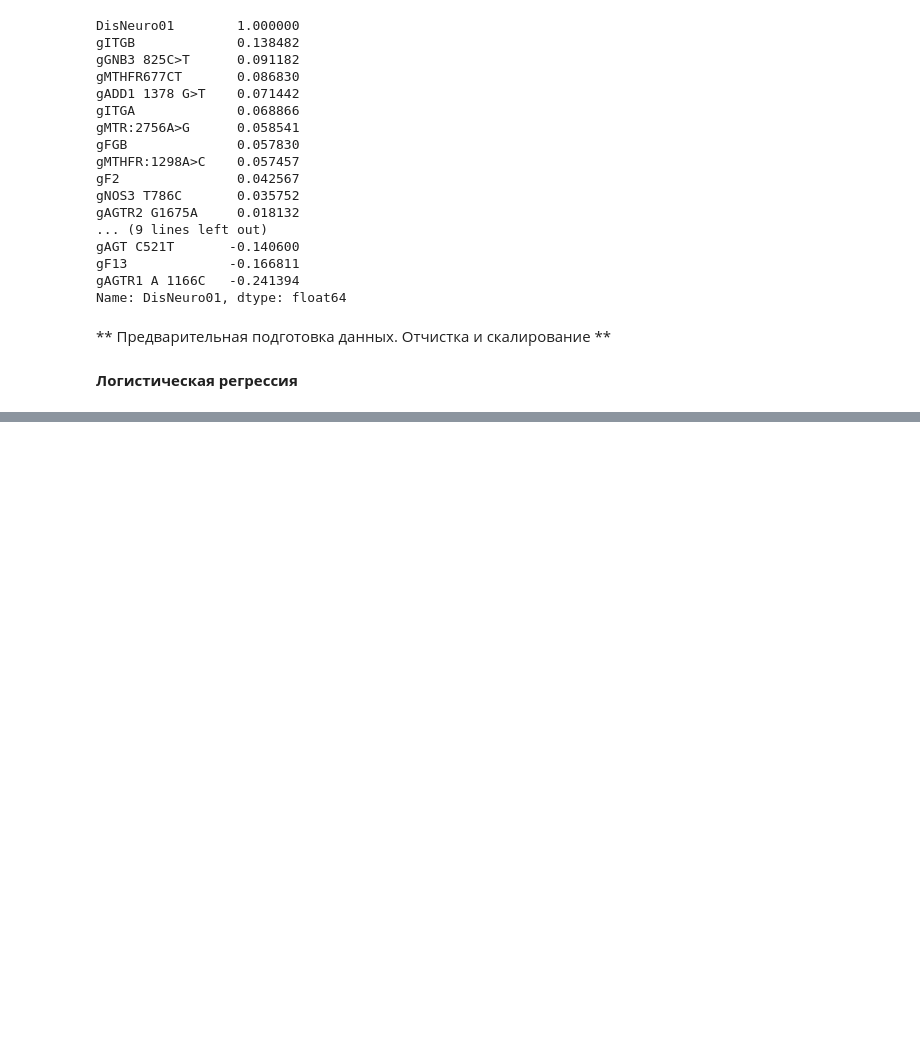
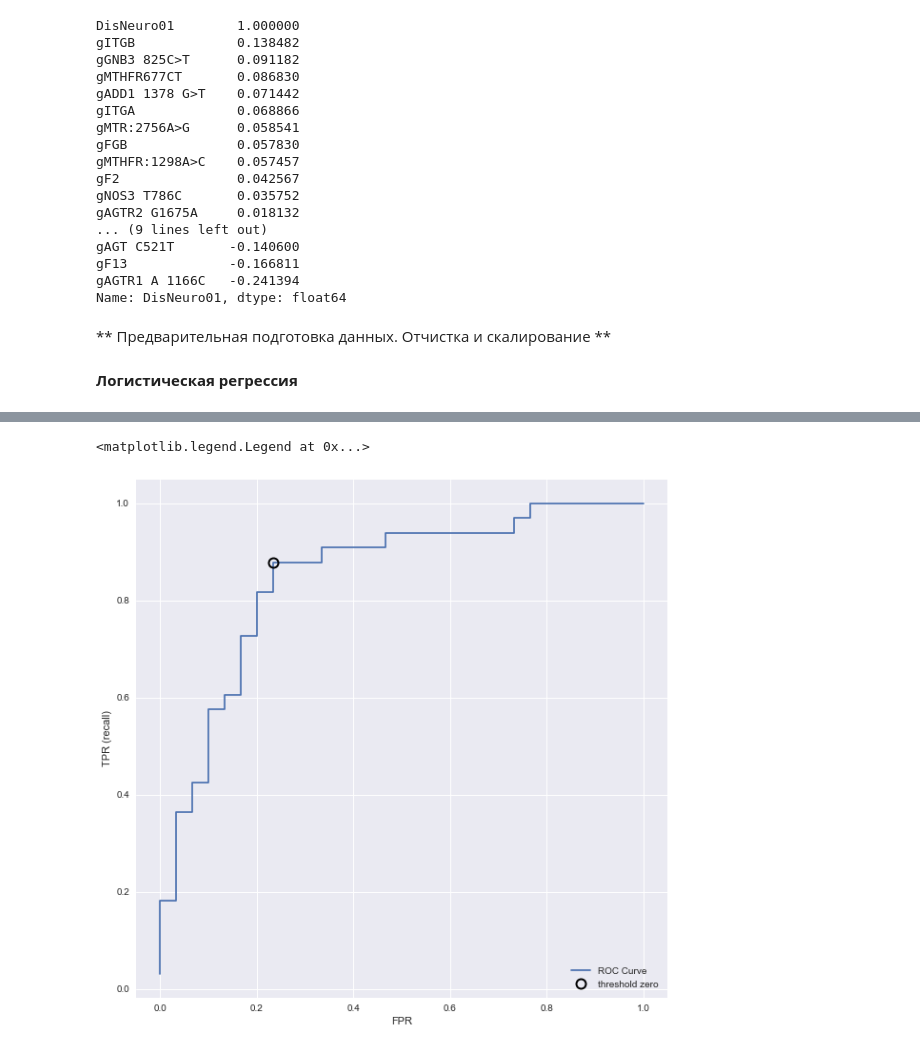
Before and after one commit to minemile/shad_ML, a Jupyter notebook: Diploma.ipynb, the cells around one changed output, grey strips where cells are left out. Saved outputs shown, nothing was run; the diff lists cells and outputs as text; code cells hidden in the pictures; blank space fills up the shorter version.

```diff
--- a/Diploma.ipynb
+++ b/Diploma.ipynb
@@ -138,0 +190,14 @@ plt.ylim(-5, 5)
+# %%
+plt.figure(figsize=(10, 10))
+fpr, tpr, thresholds = roc_curve(neuro_train, log_reg.decision_function(predicators_train_scaled))
+plt.plot(fpr, tpr, label="ROC Curve")
+plt.xlabel("FPR")
+plt.ylabel("TPR (recall)")
+# find threshold closest to zero
+close_zero = np.argmin(np.abs(thresholds))
+plt.plot(fpr[close_zero], tpr[close_zero], 'o', markersize=10,
+label="threshold zero", fillstyle="none", c='k', mew=2)
+plt.legend(loc=4)
+# %% [output]
+<matplotlib.legend.Legend at 0x...>
+[figure, added]
```
Also changed, not shown: parts of 9 cells of this notebook.
